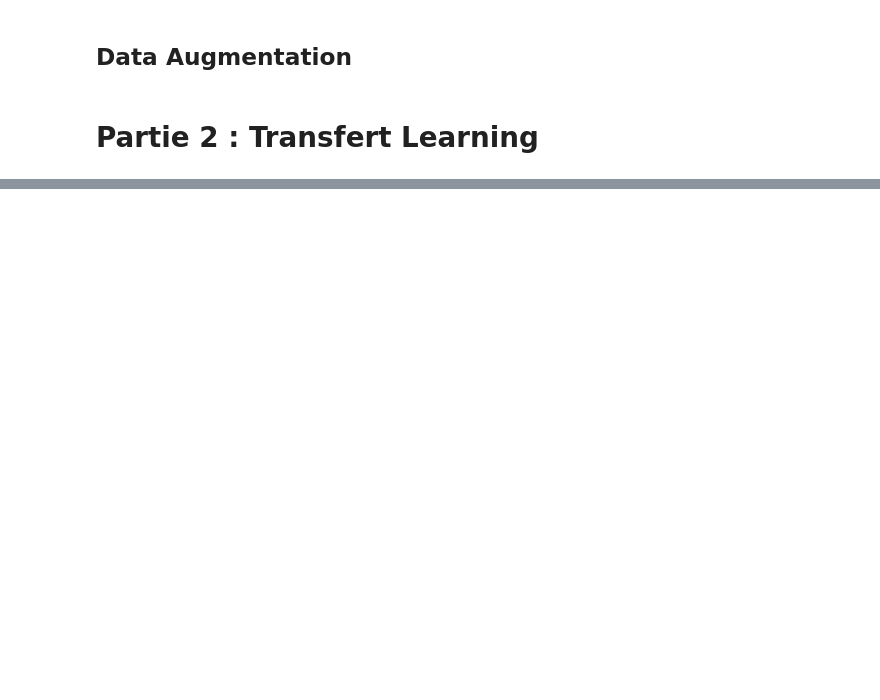
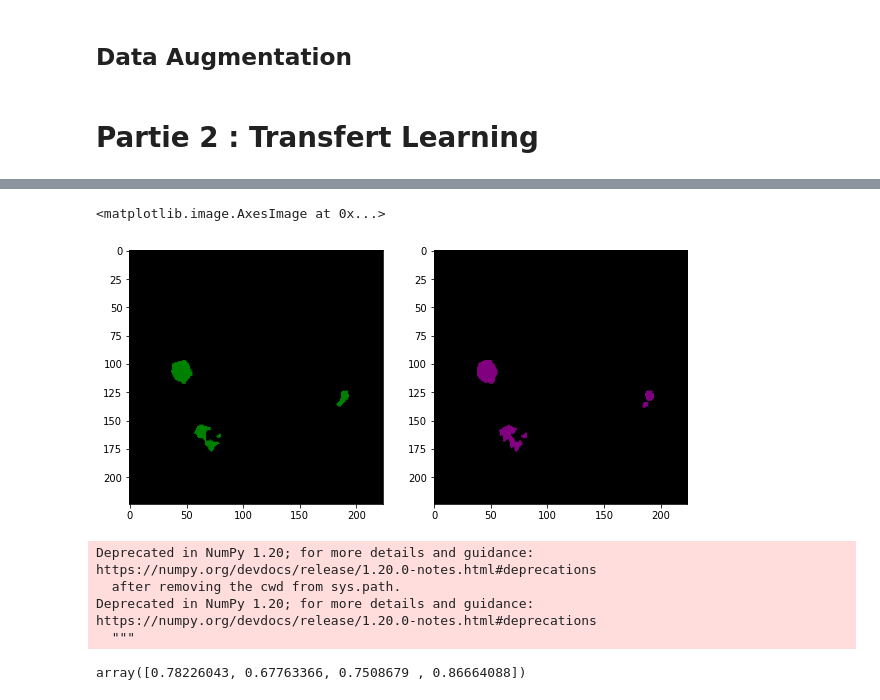
Before and after one commit to CassiaFa/Segmentation_lesion_pulmonaire, a Jupyter notebook: Segmentation_lesion_pulmonaire.ipynb, the cells around one changed output, grey strips where cells are left out. Drawn from its saved outputs; the diff is of its cells as text; code cells hidden in the pictures; blank space fills up the shorter version.

```diff
--- a/Segmentation_lesion_pulmonaire.ipynb
+++ b/Segmentation_lesion_pulmonaire.ipynb
@@ -18,0 +262,25 @@
+# %%
+id = 1
+Image = X_test[id,:,:,0]
+Seg = (X_pred[id,:,:,0]>=0.5).astype(int)
+GT = y_test[id,:,:,0]
+
+VIS_Seg, VIS_GT = VIS_EVAL(Image, Seg, GT, option = 'region')
+# %%
+fig, axs = plt.subplots(1, 2, figsize=(10,15))
+axs[0].imshow(VIS_Seg)
+axs[1].imshow(VIS_GT)
+# %% [output]
+<matplotlib.image.AxesImage at 0x...>
+[figure, added]
+# %%
+eval = []
+
+for i, tf in zip(X_pred, y_test):
+  Seg = ((i)>=0.5).astype(int)
+  eval.append(SEG_EVAL(Seg,tf.astype(int)))
+# %% [output]
+Deprecated in NumPy 1.20; for more details and guidance: https://numpy.org/devdocs/release/1.20.0-notes.html#deprecations
+  after removing the cwd from sys.path.
+Deprecated in NumPy 1.20; for more details and guidance: https://numpy.org/devdocs/release/1.20.0-notes.html#deprecations
+  """
@@ -18,0 +289,4 @@
+# %%
+np.nanmean(eval_array, axis=0)
+# %% [output]
+array([0.78226043, 0.67763366, 0.7508679 , 0.86664088])
```
Also changed, not shown: parts of 25 cells of this notebook.
